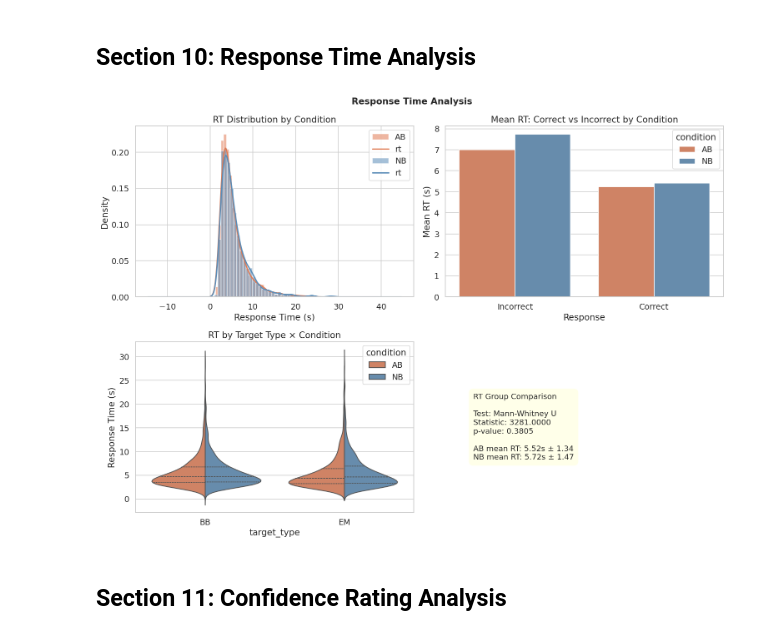
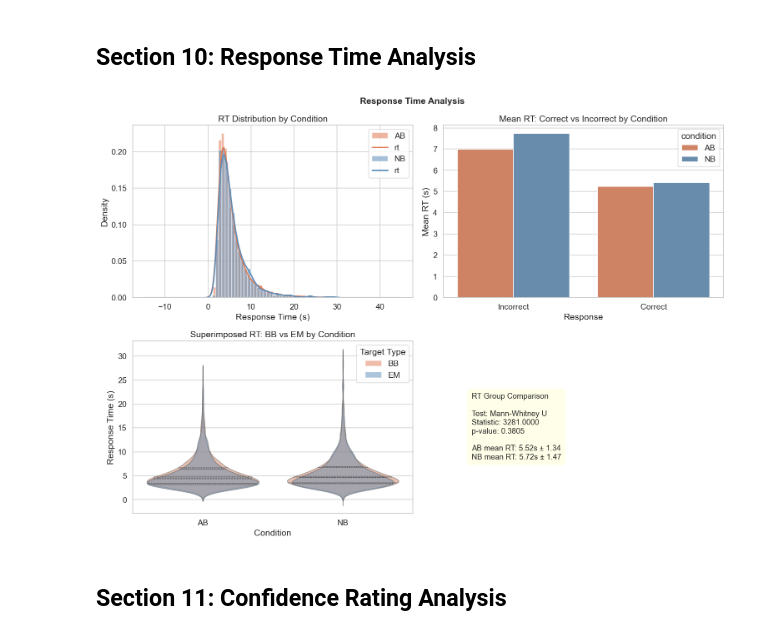
Before and after one commit to AlooKaLaddoo/Break-Fast_BRSM_Project, a Jupyter notebook: BRSM_EDA.ipynb, the cells around one changed output. Saved outputs shown, nothing was run; the diff lists cells and outputs as text; code cells hidden in the pictures.

Commit message:
updated Correlation analysis (added spearman rho) Fixed violin plot

```diff
--- a/BRSM_EDA.ipynb
+++ b/BRSM_EDA.ipynb
@@ -1264,38 +1264,64 @@ sns.barplot(data=rt_acc, x='accuracy_label', y='rt', hue='condition',
 axes[0, 1].set_title('Mean RT: Correct vs Incorrect by Condition')
 axes[0, 1].set_ylabel('Mean RT (s)')
 axes[0, 1].set_xlabel('Response')
 
-# RT by target type
-sns.violinplot(data=TRIALS_CLEAN, x='target_type', y='rt', hue='condition',
-               palette=PALETTE, ax=axes[1, 0], split=True, inner='quart')
-axes[1, 0].set_title('RT by Target Type × Condition')
+# ==============================================================
+# Superimposed RT Violins: BB vs EM by Condition
+# ==============================================================
+from matplotlib.patches import Patch
+
+bb_data = TRIALS_CLEAN[TRIALS_CLEAN['target_type'] == 'BB']
+em_data = TRIALS_CLEAN[TRIALS_CLEAN['target_type'] == 'EM']
+
+BB_COLOR = '#E07B54'
+EM_COLOR = '#5B8DB8'
+
+# Plot BB violins first (background layer)
+sns.violinplot(data=bb_data, x='condition', y='rt', order=['AB', 'NB'],
+               color=BB_COLOR, ax=axes[1, 0], inner='quart', linewidth=1.2)
+
+# Plot EM violins on top (foreground layer)
+sns.violinplot(data=em_data, x='condition', y='rt', order=['AB', 'NB'],
+               color=EM_COLOR, ax=axes[1, 0], inner='quart', linewidth=1.2)
+
+# Set transparency AFTER plotting so both layers are visible
+for collection in axes[1, 0].collections:
+    collection.set_alpha(0.5)
+
+axes[1, 0].set_title('Superimposed RT: BB vs EM by Condition')
 axes[1, 0].set_ylabel('Response Time (s)')
+axes[1, 0].set_xlabel('Condition')
+
+# Custom legend
+legend_elements = [Patch(facecolor=BB_COLOR, alpha=0.5, label='BB'),
+                   Patch(facecolor=EM_COLOR, alpha=0.5, label='EM')]
+axes[1, 0].legend(handles=legend_elements, title='Target Type')
 
 # RT Statistical test
 ab_rt = subj_df[subj_df['condition'] == 'AB']['mean_rt']
 nb_rt = subj_df[subj_df['condition'] == 'NB']['mean_rt']
 _, p_ab_rt = shapiro(ab_rt)
 _, p_nb_rt = shapiro(nb_rt)
 if p_ab_rt > 0.05 and p_nb_rt > 0.05:
     stat, p = ttest_ind(ab_rt, nb_rt, equal_var=False)
     test_nm = "Welch's t-test"
 else:
     stat, p = mannwhitneyu(ab_rt, nb_rt, alternative='two-sided')
     test_nm = "Mann-Whitney U"
 
 axes[1, 1].axis('off')
 axes[1, 1].text(0.1, 0.7, f'RT Group Comparison\n\nTest: {test_nm}\nStatistic: {stat:.4f}\np-value: {p:.4f}\n\n'
                 f'AB mean RT: {ab_rt.mean():.2f}s ± {ab_rt.std():.2f}\n'
                 f'NB mean RT: {nb_rt.mean():.2f}s ± {nb_rt.std():.2f}',
                 transform=axes[1, 1].transAxes,
                 fontsize=12, verticalalignment='top',
                 bbox=dict(boxstyle='round,pad=0.6', facecolor='lightyellow', alpha=0.7))
 
 plt.suptitle('Response Time Analysis', fontsize=14, fontweight='bold')
 plt.tight_layout()
 plt.show()
 # %% [output]
-[figure, old version]
+[figure, new version]
 # %% [markdown]
 ## Section 11: Confidence Rating Analysis
 # %%
```
Also changed, not shown: parts of 19 cells of this notebook.
